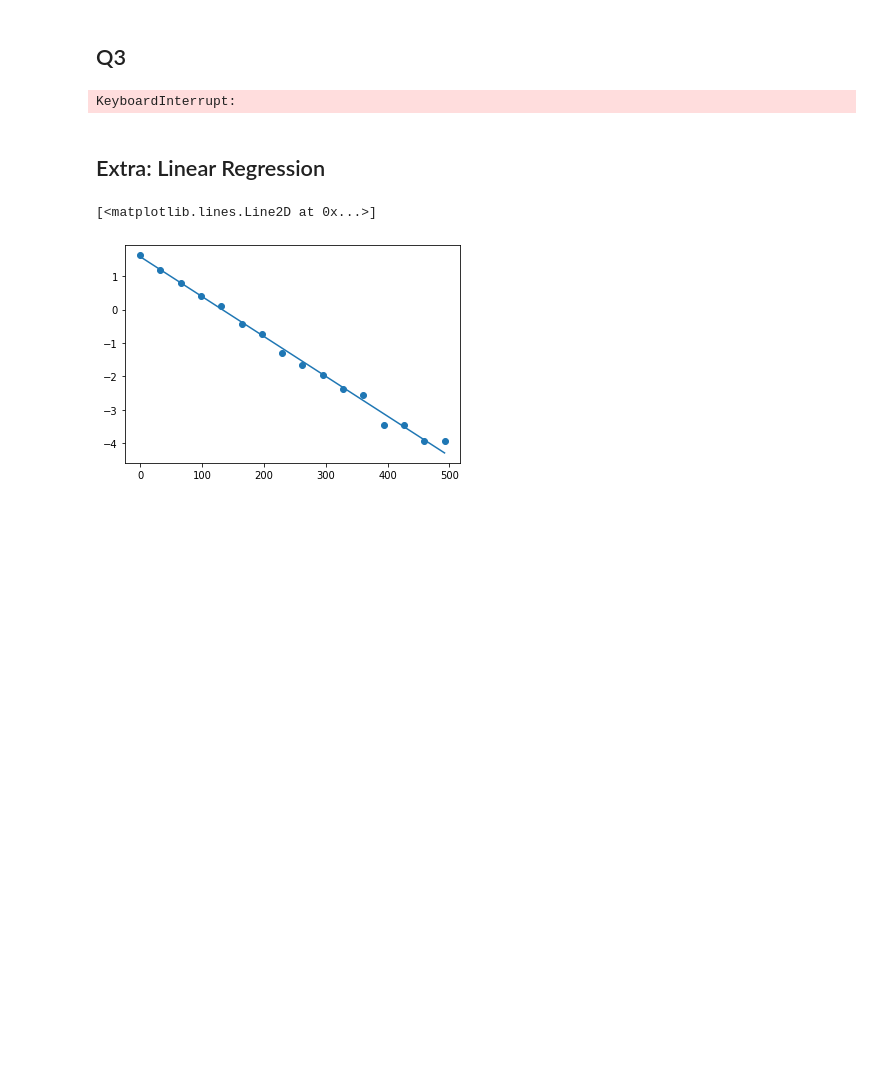
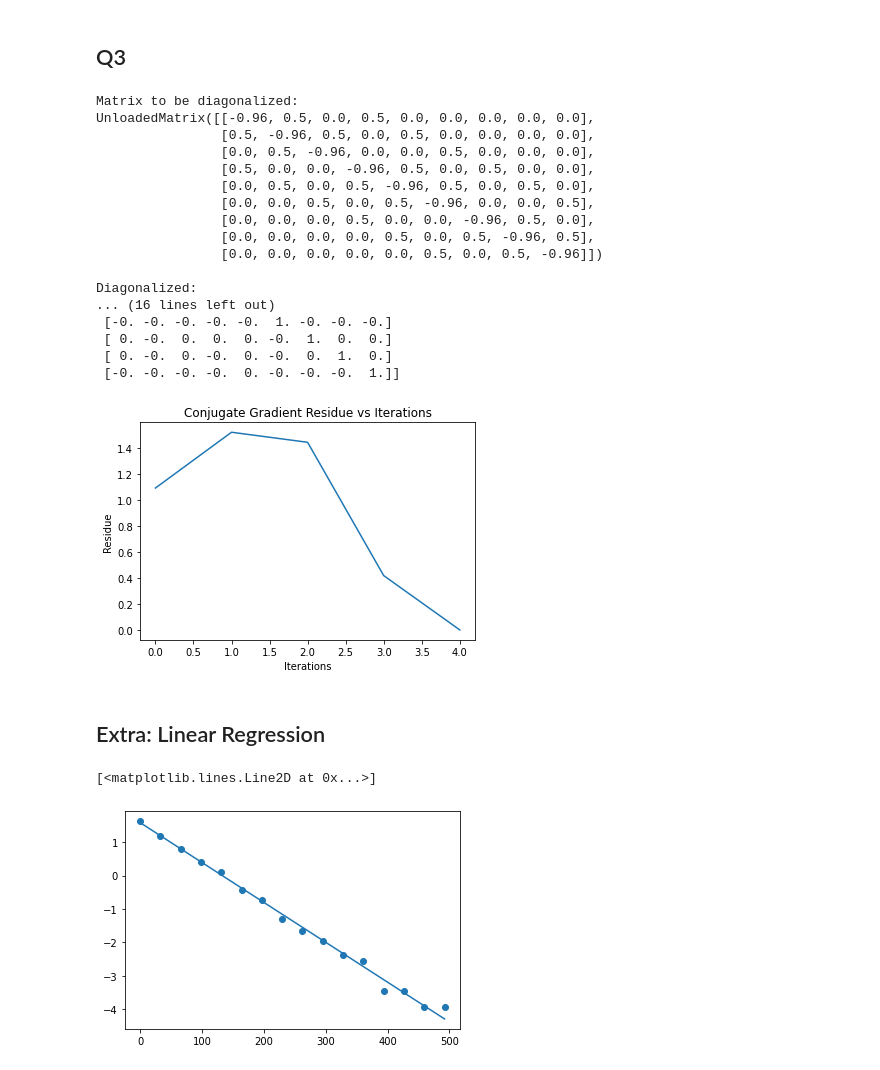
Before and after one commit to surelynottrue/P452-code, a Jupyter notebook: P452-A1.ipynb, the cells around one changed output. Drawn from its saved outputs; the diff is of its cells as text; code cells hidden in the pictures; blank space fills up the shorter version.

Commit message:
Matrix change A1

```diff
--- a/P452-A1.ipynb
+++ b/P452-A1.ipynb
@@ -136,22 +136,39 @@ Gauss Siedel inverse
 # %%
 from LibPython.Library import UnloadedMatrix
 # %%
-a = UnloadedMatrix(20, [[0,1], [1,0]], 0.2)
+a = UnloadedMatrix(3, [[0,1], [1,0]], 0.2)
 b, res = m.inverse(a, m.conjugate_gradient, residue=True)
 print("Matrix to be diagonalized:")
 print(a)
 print("\nDiagonalized:")
 print(b)
 print("\nChecking diagonalization:")
 print(a@b)
 
 plt.plot(res[0])
 plt.xlabel("Iterations")
 plt.ylabel("Residue")
 plt.title("Conjugate Gradient Residue vs Iterations")
 plt.show()
 # %% [output]
-KeyboardInterrupt:
+Matrix to be diagonalized:
+UnloadedMatrix([[-0.96, 0.5, 0.0, 0.5, 0.0, 0.0, 0.0, 0.0, 0.0],
+                [0.5, -0.96, 0.5, 0.0, 0.5, 0.0, 0.0, 0.0, 0.0],
+                [0.0, 0.5, -0.96, 0.0, 0.0, 0.5, 0.0, 0.0, 0.0],
+                [0.5, 0.0, 0.0, -0.96, 0.5, 0.0, 0.5, 0.0, 0.0],
+                [0.0, 0.5, 0.0, 0.5, -0.96, 0.5, 0.0, 0.5, 0.0],
+                [0.0, 0.0, 0.5, 0.0, 0.5, -0.96, 0.0, 0.0, 0.5],
+                [0.0, 0.0, 0.0, 0.5, 0.0, 0.0, -0.96, 0.5, 0.0],
+                [0.0, 0.0, 0.0, 0.0, 0.5, 0.0, 0.5, -0.96, 0.5],
+                [0.0, 0.0, 0.0, 0.0, 0.0, 0.5, 0.0, 0.5, -0.96]])
+
+Diagonalized:
+... (16 lines left out)
+ [-0. -0. -0. -0. -0.  1. -0. -0. -0.]
+ [ 0. -0.  0.  0.  0. -0.  1.  0.  0.]
+ [ 0. -0.  0. -0.  0. -0.  0.  1.  0.]
+ [-0. -0. -0. -0.  0. -0. -0. -0.  1.]]
+[figure, added]
 # %% [markdown]
 ## Extra: Linear Regression
 # %%
```
Also changed, not shown: parts of 2 cells of this notebook.
